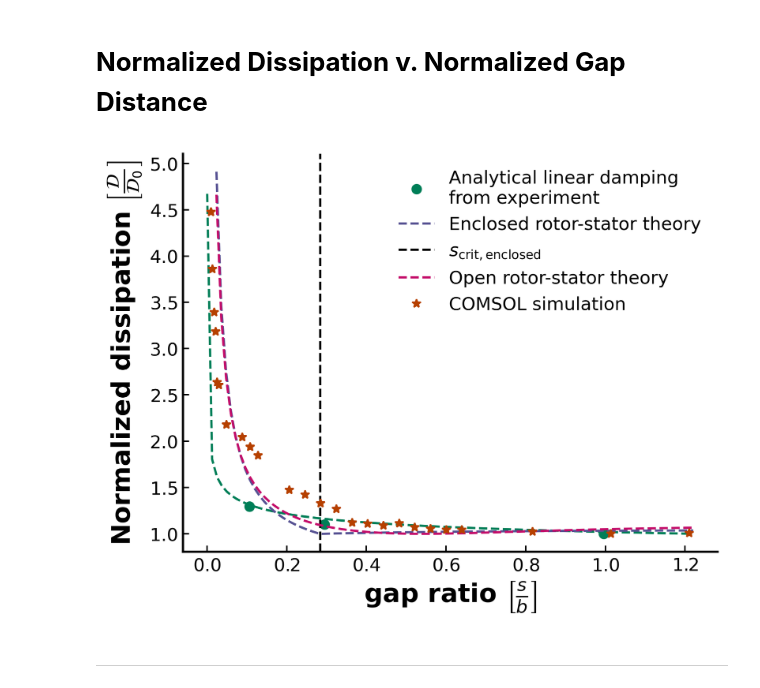
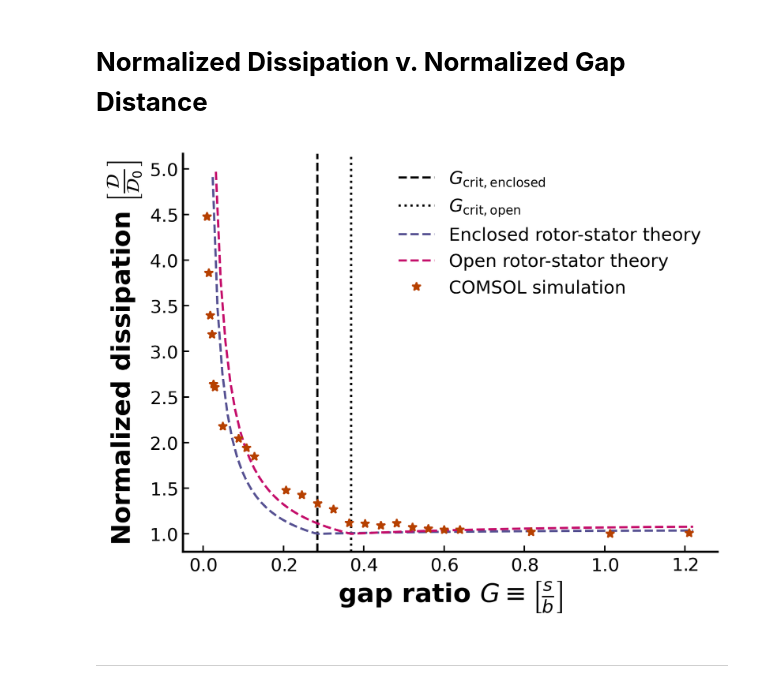
Before and after one commit to Jezen5Volk/Magnetic-Levitation, a Jupyter notebook: Viscous Damping.ipynb, the cells around one changed output. Cells and saved outputs as stored; diff of their text form; code cells hidden in the pictures.

Commit message:
open rotor stator theory complete

```diff
--- a/Viscous Damping.ipynb
+++ b/Viscous Damping.ipynb
@@ -70,47 +86,52 @@ s_array_ers, dissipation_ers, s_crit_ers = cylinder.enclosed_rotor_stator(
     stop = 0.0031 # in meters
 )
 
-#Enclosed Rotor-Stator Fit
-s_array_ors, dissipation_ors = cylinder.open_rotor_stator(
+#Open Rotor-Stator Fit
+s_array_ors, dissipation_ors , s_crit_ors = cylinder.open_rotor_stator(
     gap = gap_exp, #in meters
     tau = tau_exp, # in seconds
-    start = 60e-6, #in meters
+    start = 80e-6, #in meters
     stop = 0.0031 # in meters
 )
 
 #COMSOL Simulation
 gap_COMSOL = 2.075  + np.asarray([-2.05, -1.95, -1.85, -1.75, -1.55, -1.45, -1.35, -1.25, -1.15, -1.05, -0.9499999999999997, -0.8499999999999996, -0.7499999999999998,
                                     -0.6499999999999997, -0.5499999999999998, -0.4499999999999997, -2.05, -2.04, -2.03, -2.02, -2.01, -2, -1.8, 1, 0.5, 0]) # in mm
 gap_COMSOL = gap_COMSOL/1000 #convert from mm to meters
 dissipation_COMSOL = np.asarray([7.276218039755276e-08, 3.54147777132402e-08, 3.319989813145014e-08, 2.999256618224352e-08, 2.397974446357202e-08,
                                     2.315700597492343e-08, 2.161300607312653e-08, 2.059531916586093e-08, 1.818476156508958e-08, 1.805479547545832e-08,
                                     1.770094325751496e-08, 1.810964892360439e-08, 1.738181837805184e-08, 1.713697045790447e-08, 1.696140911262177e-08,
                                     1.69594542751747e-08, 7.276218039755276e-08, 6.27325979686784e-08, 5.517541944117902e-08, 5.178201911733897e-08,
                                     4.28650162841852e-08, 4.237478948935986e-08, 3.154069141653727e-08, 1.639943102219439e-08, 1.625977604031675e-08, 1.660765723313549e-08]) #in Watts/m^2
 
 '''
 Plotting
 '''
 
+# axvlines
+plt.axvline(x = s_crit_ers/cylinder.b, c = 'black', linestyle = '--', label = r'$G_\mathrm{crit, enclosed}$')
+plt.axvline(x = s_crit_ors/cylinder.b, c = 'black', linestyle = ':', label = r'$G_\mathrm{crit, open}$')
+
 # Linear Fit
-plt.plot(s_array_lin/cylinder.b, dissipation_fit_lin/np.min(dissipation_fit_lin), linestyle = '--', c = 'C0')
-plt.plot(gap_exp/cylinder.b, dissipation_lin/np.min(dissipation_lin), linestyle = '', marker = 'o', label = 'Analytical linear damping \nfrom experiment', c = 'C0')
+#plt.plot(s_array_lin/cylinder.b, dissipation_fit_lin/np.min(dissipation_fit_lin), linestyle = '--', c = 'C0', label = 'Linear damping theory')
+#plt.plot(gap_exp/cylinder.b, dissipation_lin/np.min(dissipation_lin), linestyle = '', marker = 'o', c = 'C0', label = 'Linear damping experiment')
 
-#Enclosed Rotor-Stator
+# Enclosed Rotor-Stator
 plt.plot(s_array_ers/cylinder.b, dissipation_ers/np.min(dissipation_ers), linestyle = '--', label = 'Enclosed rotor-stator theory', c = 'C2')
-plt.axvline(x = s_crit_ers/cylinder.b, c = 'black', linestyle = '--', label = r'$s_\mathrm{crit, enclosed}$')
 
-#Open Rotor-Stator
+# Open Rotor-Stator
 plt.plot(s_array_ors/cylinder.b, dissipation_ors/np.min(dissipation_ors), linestyle = '--', label = 'Open rotor-stator theory', c = 'C3')
+
 
 # COMSOL
 plt.plot(gap_COMSOL/cylinder.b, dissipation_COMSOL/np.min(dissipation_COMSOL), linestyle = '', marker = '*', label = 'COMSOL simulation', c = 'C1')
 
-plt.xlabel(r"gap ratio $\left[\frac{s}{b} \right]$", weight = 'heavy', fontsize = "xx-large")
+# Labels
+plt.xlabel(r"gap ratio $G \equiv \left[\frac{s}{b} \right]$", weight = 'heavy', fontsize = "xx-large")
 plt.ylabel(r"Normalized dissipation $\left[\frac{\mathcal{D}}{\mathcal{D}_0} \right]$", weight = 'heavy', fontsize = "xx-large")
 plt.legend(prop={'size': 12})
 plt.show()
 # %% [output]
-[figure, old version]
+[figure, new version]
 # %% [markdown]
 ---
```
Also changed, not shown: parts of 1 cell of this notebook, 1 other file.
